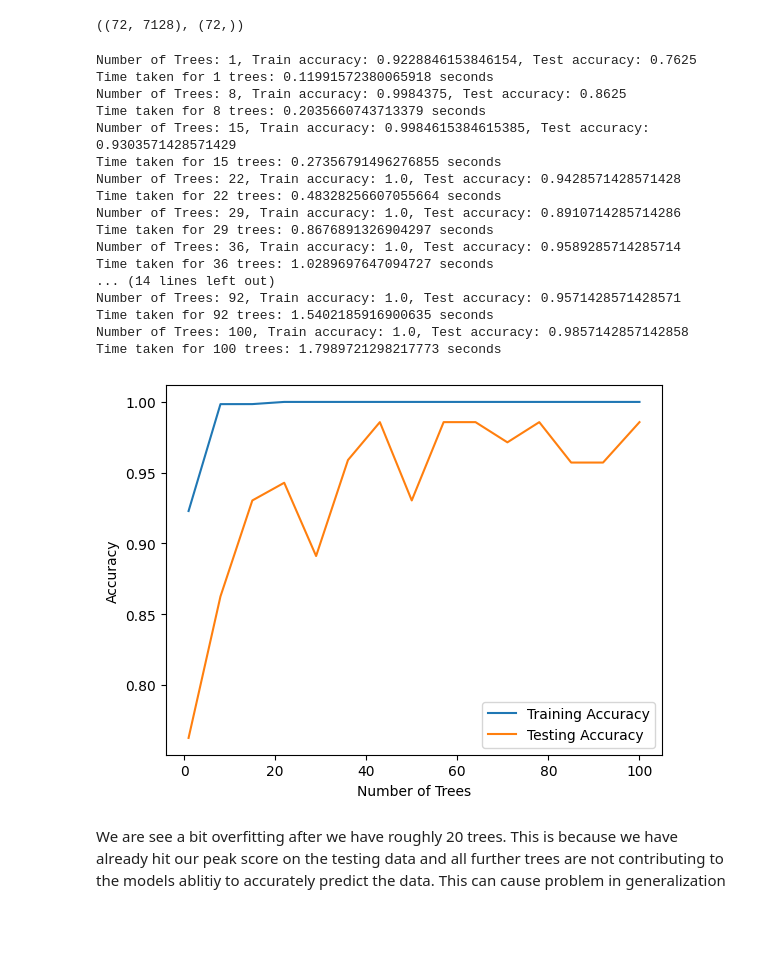
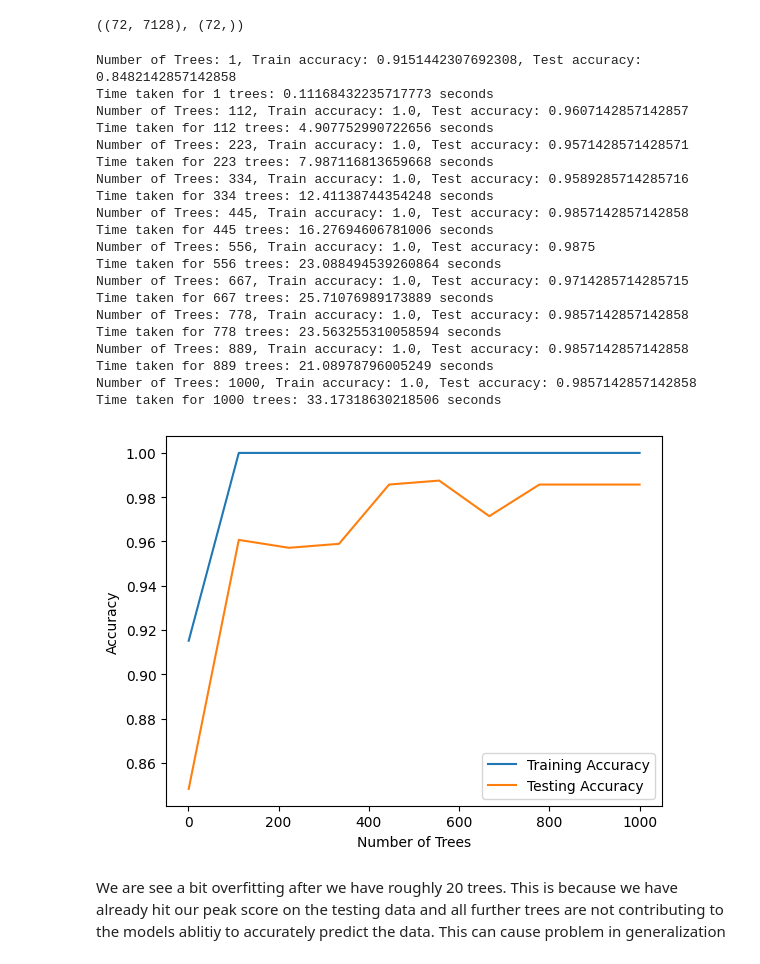
Before and after one commit to Formanj-0/CS525-Bioinformatics, a Jupyter notebook: exercise0_ml_review.ipynb, the cells around one changed output. Saved outputs shown, nothing was run; the diff lists cells and outputs as text; code cells hidden in the pictures; blank space fills up the shorter version.

```diff
--- a/exercise0_ml_review.ipynb
+++ b/exercise0_ml_review.ipynb
@@ -65,7 +65,7 @@ from sklearn.model_selection import cross_val_score
 from sklearn.model_selection import StratifiedKFold
 import time
 
-num_of_trees = np.linspace(1, 100, 15, dtype=int)
+num_of_trees = np.linspace(1, 1000, 10, dtype=int)
 score = []
 train_accuracy = []
 test_accuracy = []
@@ -76,51 +76,54 @@ for n in num_of_trees:
 
     train_scores = []
     test_scores = []
 
     start_time = time.time()
 
     for train_index, test_index in cv.split(X, y):
         X_train, X_test = X[train_index], X[test_index]
         y_train, y_test = y[train_index], y[test_index]
 
         tree.fit(X_train, y_train)
 
         train_scores.append(tree.score(X_train, y_train))
         test_scores.append(tree.score(X_test, y_test))
 
     train_accuracy.append(np.mean(train_scores))
     test_accuracy.append(np.mean(test_scores))
 
     print(f"Number of Trees: {n}, Train accuracy: {train_accuracy[-1]}, Test accuracy: {test_accuracy[-1]}")
 
     end_time = time.time()
     print(f"Time taken for {n} trees: {end_time - start_time} seconds")
 
 plt.plot(num_of_trees, train_accuracy, label='Training Accuracy')
 plt.plot(num_of_trees, test_accuracy, label='Testing Accuracy')
 plt.xlabel('Number of Trees')
 plt.ylabel('Accuracy')
 plt.legend()
 plt.show()
 # %% [output]
-Number of Trees: 1, Train accuracy: 0.9228846153846154, Test accuracy: 0.7625
-Time taken for 1 trees: 0.11991572380065918 seconds
-Number of Trees: 8, Train accuracy: 0.9984375, Test accuracy: 0.8625
-Time taken for 8 trees: 0.2035660743713379 seconds
-Number of Trees: 15, Train accuracy: 0.9984615384615385, Test accuracy: 0.9303571428571429
-Time taken for 15 trees: 0.27356791496276855 seconds
-Number of Trees: 22, Train accuracy: 1.0, Test accuracy: 0.9428571428571428
-Time taken for 22 trees: 0.48328256607055664 seconds
-Number of Trees: 29, Train accuracy: 1.0, Test accuracy: 0.8910714285714286
-Time taken for 29 trees: 0.8676891326904297 seconds
-Number of Trees: 36, Train accuracy: 1.0, Test accuracy: 0.9589285714285714
-Time taken for 36 trees: 1.0289697647094727 seconds
-... (14 lines left out)
-Number of Trees: 92, Train accuracy: 1.0, Test accuracy: 0.9571428571428571
-Time taken for 92 trees: 1.5402185916900635 seconds
-Number of Trees: 100, Train accuracy: 1.0, Test accuracy: 0.9857142857142858
-Time taken for 100 trees: 1.7989721298217773 seconds
+Number of Trees: 1, Train accuracy: 0.9151442307692308, Test accuracy: 0.8482142857142858
+Time taken for 1 trees: 0.11168432235717773 seconds
+Number of Trees: 112, Train accuracy: 1.0, Test accuracy: 0.9607142857142857
+Time taken for 112 trees: 4.907752990722656 seconds
+Number of Trees: 223, Train accuracy: 1.0, Test accuracy: 0.9571428571428571
+Time taken for 223 trees: 7.987116813659668 seconds
+Number of Trees: 334, Train accuracy: 1.0, Test accuracy: 0.9589285714285716
+Time taken for 334 trees: 12.41138744354248 seconds
+Number of Trees: 445, Train accuracy: 1.0, Test accuracy: 0.9857142857142858
+Time taken for 445 trees: 16.27694606781006 seconds
+Number of Trees: 556, Train accuracy: 1.0, Test accuracy: 0.9875
+Time taken for 556 trees: 23.088494539260864 seconds
+Number of Trees: 667, Train accuracy: 1.0, Test accuracy: 0.9714285714285715
+Time taken for 667 trees: 25.71076989173889 seconds
+Number of Trees: 778, Train accuracy: 1.0, Test accuracy: 0.9857142857142858
+Time taken for 778 trees: 23.563255310058594 seconds
+Number of Trees: 889, Train accuracy: 1.0, Test accuracy: 0.9857142857142858
+Time taken for 889 trees: 21.08978796005249 seconds
+Number of Trees: 1000, Train accuracy: 1.0, Test accuracy: 0.9857142857142858
+Time taken for 1000 trees: 33.17318630218506 seconds
-[figure, old version]
+[figure, new version]
 # %% [markdown]
 We are see a bit overfitting after we have roughly 20 trees. This is because we have already hit our peak score on the testing data and all further trees are not contributing to the models ablitiy to accurately predict the data. This can cause problem in generalization
 # %% [markdown]
```
Also changed, not shown: parts of 2 cells of this notebook.
